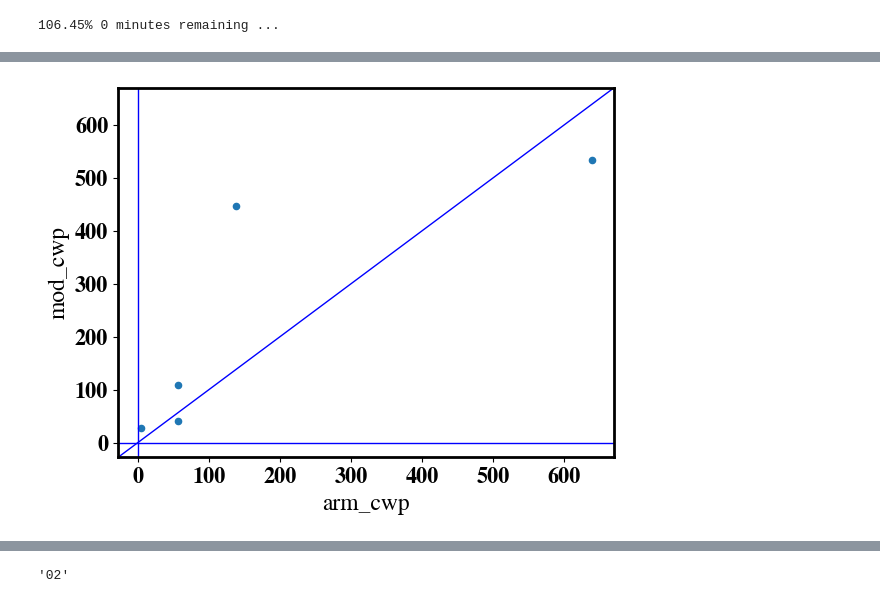
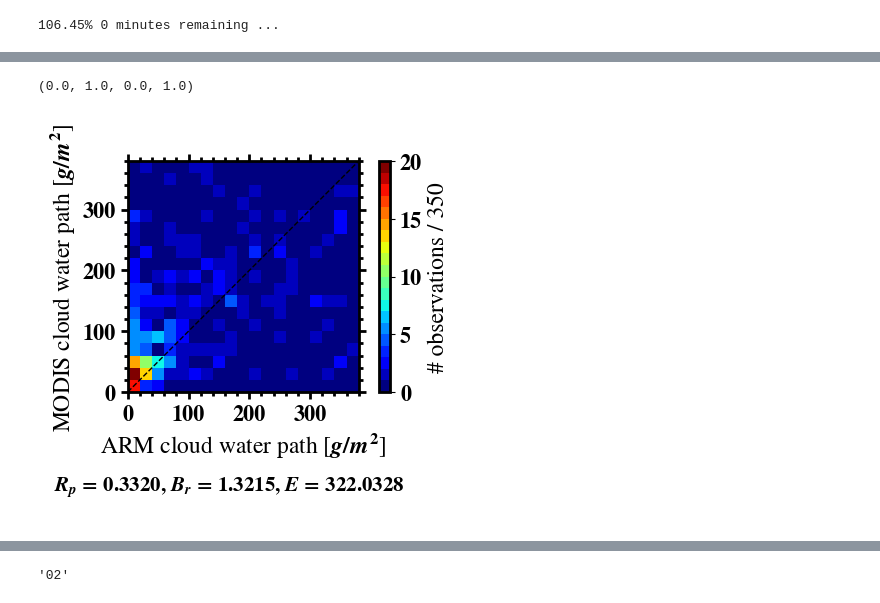
Before and after one commit to cpnHere/pace, a Jupyter notebook: oci_cloud_validations/MODISvsARM.ipynb, the cells around one changed output, grey strips where cells are left out. Saved outputs shown, nothing was run; the diff lists cells and outputs as text; code cells hidden in the pictures.

```diff
--- a/oci_cloud_validations/MODISvsARM.ipynb
+++ b/oci_cloud_validations/MODISvsARM.ipynb
@@ -65,4 +97,4 @@ run mod_arm.py 2018 8
 # %% [output]
 106.45% 0 minutes remaining ...
 # %%
-mod_arm_cwp = pd.read_csv('data/MOD06_L2_-99_34_-95_38_201808.csv')
+mod_arm_cwp
@@ -69,8 +115,36 @@ mod_arm_cwp = pd.read_csv('data/MOD06_L2_-99_34_-95_38_201808.csv')
-# %%
-plt_data = mod_arm_cwp[(mod_arm_cwp.arm_cwp_un==0)*(mod_arm_lwp.arm_lwp>0)*(~np.isnan(mod_arm_lwp.mod_cwp))]
-# %%
-fig,ax = plt.subplots()
-plt_data.plot('arm_cwp','mod_cwp',kind='scatter',ax=ax)
-cpn.Corr_plot_frames(ax)
-# %% [output]
-[figure, removed]
+# %%
+arm_cwp = []
+mod_cwp = []
+mod_ctp = []
+for y in [2018,2019]:
+    for m in np.arange(1,13,1):
+        mod_arm_cwp = pd.read_csv('data/outputs/MOD06_L2-arm_MWRRET_-100_34_-95_39_%d%02d_plx.csv'%(y,m))
+        plt_data = mod_arm_cwp[(mod_arm_cwp.arm_cwp_un==0)*(mod_arm_cwp.arm_cwp>0)*(~np.isnan(mod_arm_cwp.mod_cwp))]
+        arm_cwp = np.append(arm_cwp,plt_data.arm_cwp.values)
+        mod_cwp = np.append(mod_cwp,plt_data.mod_cwp.values)
+    #mod_ctp = np.append(mod_ctp,plt_data.mod_ctp.values)
+# %%
+fig1,ax1 = plt.subplots(figsize=(4,3),subplot_kw={'aspect':'equal'})
+
+_,_,_,ctf = ax1.hist2d(arm_cwp,mod_cwp,[np.arange(0,400,20),np.arange(0,400,20)],cmap=plt.get_cmap('jet',20),vmin=0,vmax=20)
+[cpn.multiple_ticks(ax,100,20,"%d") for ax in [ax1.xaxis,ax1.yaxis]]
+cpn.add_cb(fig1,ctf,ax1,orientation='vertical',label='# observations / %d'%(arm_cwp.size))
+cpn.Corr_plot_frames(ax1,'k--')
+cpn.rightNtop_ticks(ax1)
+#ax1.set_xlim(0,600)
+#ax1.set_ylim(0,600)
+ax1.set_xlabel('ARM cloud water path [$g/m^2$]')
+ax1.set_ylabel('MODIS cloud water path [$g/m^2$]')
+ax2 = fig1.add_axes([0,-0.3,1,.1])
+#Pearson's correlation coefficient, relative bias, and rms error
+ax2.text(0,0.8,"$R_p$ = %0.4f, $B_r$ = %0.4f, $E$ = %0.4f"%(np.corrcoef(arm_cwp,mod_cwp)[0,1],\
+                                                            np.mean(mod_cwp)/np.mean(arm_cwp),\
+                                                            np.sqrt(np.sum((mod_cwp-arm_cwp)**2)/len(arm_cwp)),\
+                                                          )
+        ) #Pearson's correlation coefficient
+#ax2.text(0,0.7,"$B_r$ = %0.4f"%()) #Relative mean bias
+#ax2.text(0,0.6,"$E$   = %0.4f"%())
+ax2.axis('off')
+# %% [output]
+(0.0, 1.0, 0.0, 1.0)
+[figure, added]
```
Also changed, not shown: parts of 7 cells of this notebook.
